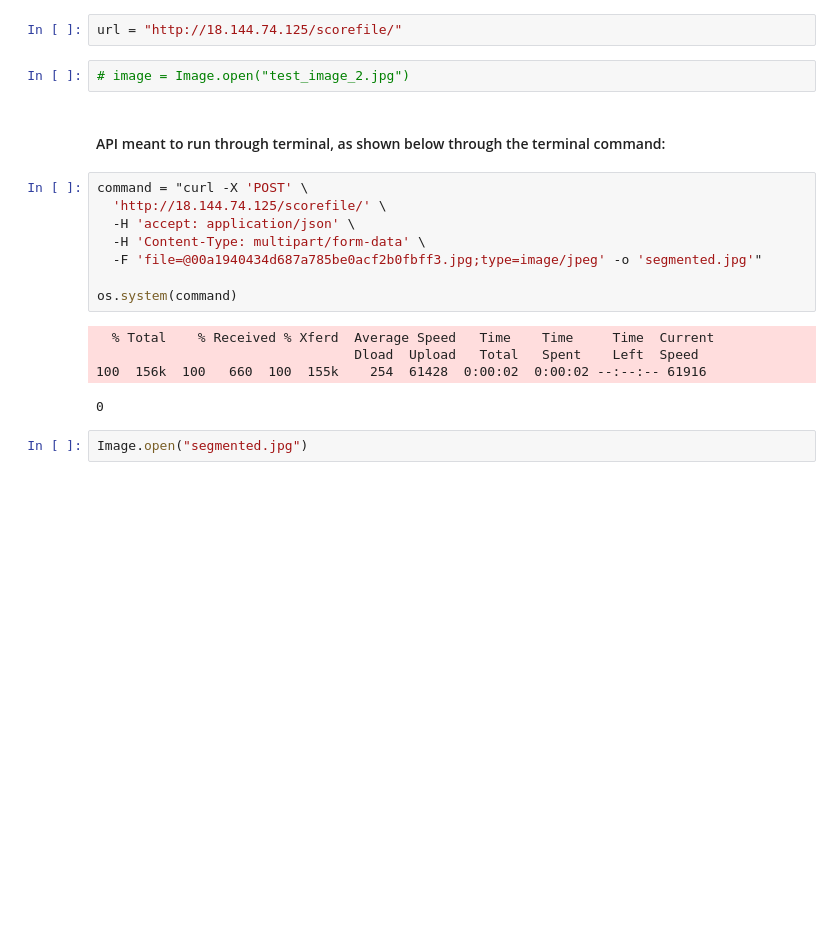
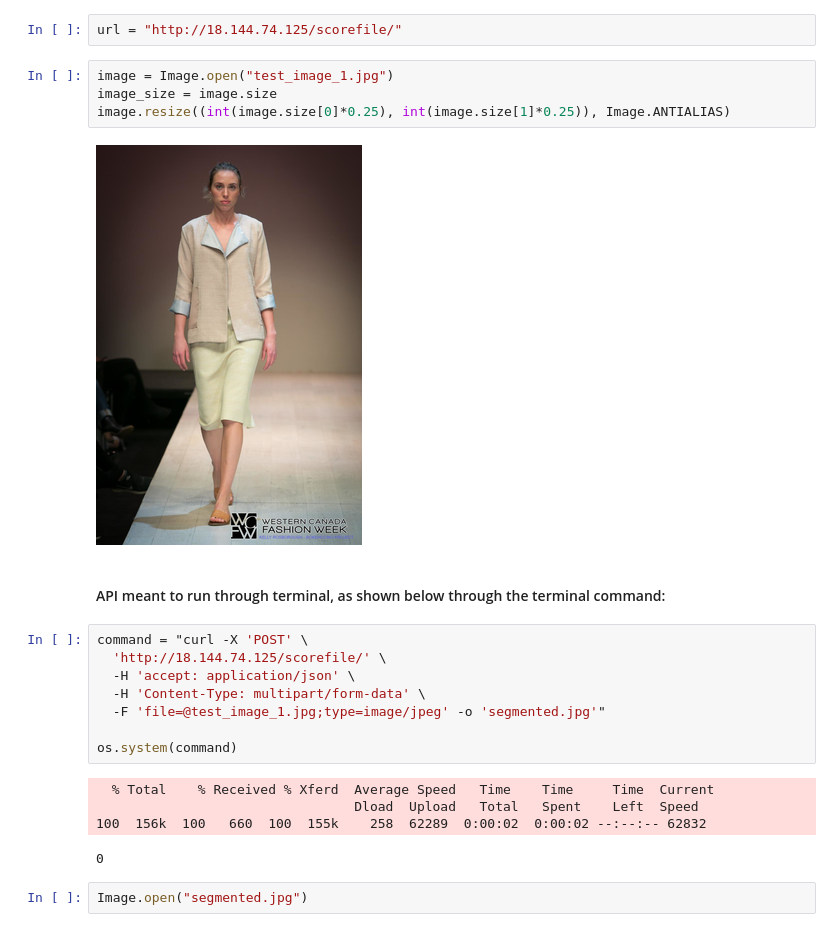
Before and after one commit to narek-g/Capstone_Project, a Jupyter notebook: prototypes/deployment_example.ipynb, the cells around one changed output. Saved outputs shown, nothing was run; the diff lists cells and outputs as text; blank space fills up the shorter version.

```diff
--- a/prototypes/deployment_example.ipynb
+++ b/prototypes/deployment_example.ipynb
@@ -6,8 +6,12 @@ import os
 os.chdir("/Users/narekgeghamyan/Classes/MLE_bootcamp/Capstone_Project/Production/Deployment/Image")
 # %%
 url = "http://18.144.74.125/scorefile/"
-# %%
-# image = Image.open("test_image_2.jpg")
+# %%
+image = Image.open("test_image_1.jpg")
+image_size = image.size
+image.resize((int(image.size[0]*0.25), int(image.size[1]*0.25)), Image.ANTIALIAS)
+# %% [output]
+[figure, added]
 # %% [markdown]
 #### API meant to run through terminal, as shown below through the terminal command:
 # %%
@@ -15,13 +19,13 @@ command = "curl -X 'POST' \
   'http://18.144.74.125/scorefile/' \
   -H 'accept: application/json' \
   -H 'Content-Type: multipart/form-data' \
-  -F 'file=@00a1940434d687a785be0acf2b0fbff3.jpg;type=image/jpeg' -o 'segmented.jpg'"
+  -F 'file=@test_image_1.jpg;type=image/jpeg' -o 'segmented.jpg'"
 
 os.system(command)
 # %% [output]
   % Total    % Received % Xferd  Average Speed   Time    Time     Time  Current
                                  Dload  Upload   Total   Spent    Left  Speed
-100  156k  100   660  100  155k    254  61428  0:00:02  0:00:02 --:--:-- 61916
+100  156k  100   660  100  155k    258  62289  0:00:02  0:00:02 --:--:-- 62832
 0
 # %%
 Image.open("segmented.jpg")
```
